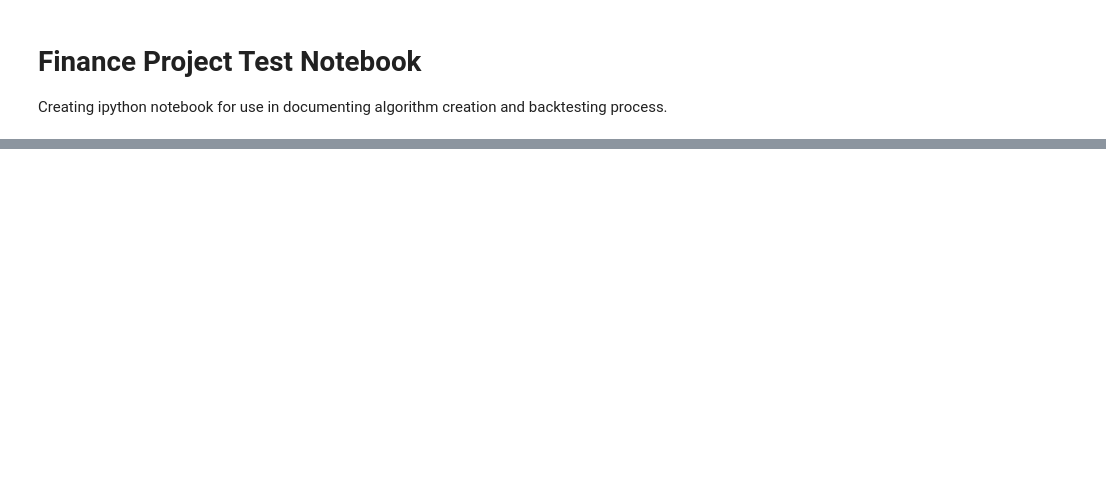
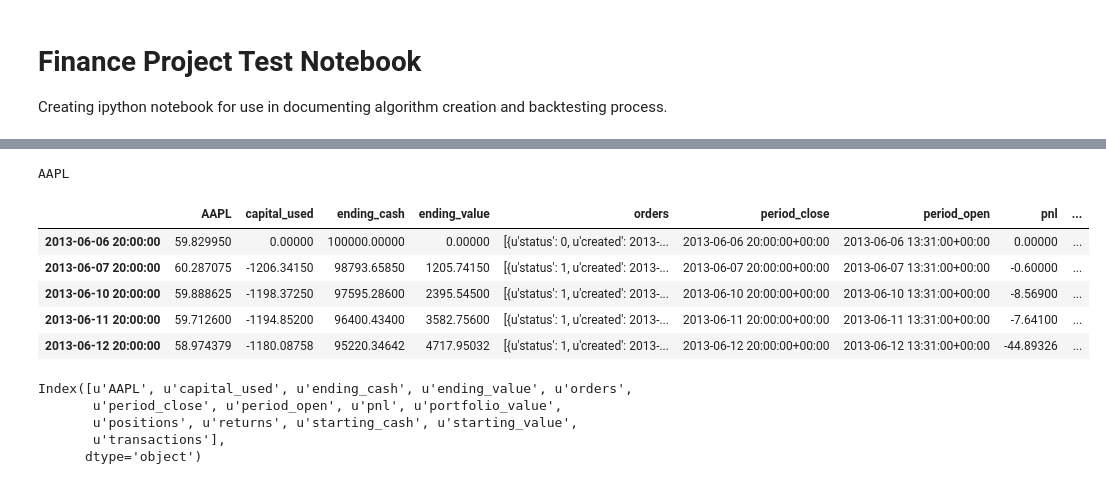
Before and after one commit to kushthaker/flask-app, a Jupyter notebook: Finance_Project.ipynb, the cells around one changed output, grey strips where cells are left out. Drawn from its saved outputs; the diff is of its cells as text; code cells hidden in the pictures; blank space fills up the shorter version.

Commit message:
basic zipline algo implementation

```diff
--- a/Finance_Project.ipynb
+++ b/Finance_Project.ipynb
@@ -27,0 +7,13 @@ df.apply(lambda x: x ** 2, axis=0)
+# %%
+#ipython command to run algorithm
+
+%%zipline --start 2010-06-06 --end 2014-06-06 --symbols AAPL -o df
+
+from zipline.api import order, record, symbol
+
+def initialize(context):
+    pass
+
+def handle_data(context, data):
+    order(symbol("AAPL"), 10)
+    record(AAPL=data[symbol("AAPL")].price)
@@ -27,0 +84,47 @@ df.apply(lambda x: x ** 2, axis=0)
+# %%
+#manual method of running alorithm
+
+import pytz
+from datetime import datetime
+
+from zipline.algorithm import TradingAlgorithm
+from zipline.utils.factory import load_bars_from_yahoo
+
+#start and end datetime objects with utc spec
+start = datetime(2013, 6, 6, 0, 0, 0, 0, pytz.utc)
+end = datetime(2014, 6, 6, 0, 0, 0, 0, pytz.utc)
+
+stock_data = load_bars_from_yahoo(stocks=["AAPL"], start=start, end=end)
+
+#define algo
+def initialize(context):
+    pass
+
+def handle_data(context, data):
+    order(symbol("AAPL"), 20)
+    record(AAPL=data[symbol("AAPL")].price)
+
+#pass in defined methods to algo obj
+algo_obj = TradingAlgorithm(initialize=initialize, handle_data=handle_data)
+
+#run algo
+aapl_df = algo_obj.run(stock_data)
+# %% [output]
+AAPL
+# %%
+aapl_df.head()
+# %% [output]
+|  | AAPL | capital_used | ending_cash | ending_value | orders | period_close | period_open | pnl | ... |
+| 2013-06-06 20:00:00 | 59.829950 | 0.00000 | 100000.00000 | 0.00000 | [{u'status': 0, u'created': 2013-... | 2013-06-06 20:00:00+00:00 | 2013-06-06 13:31:00+00:00 | 0.00000 | ... |
+| 2013-06-07 20:00:00 | 60.287075 | -1206.34150 | 98793.65850 | 1205.74150 | [{u'status': 1, u'created': 2013-... | 2013-06-07 20:00:00+00:00 | 2013-06-07 13:31:00+00:00 | -0.60000 | ... |
+| 2013-06-10 20:00:00 | 59.888625 | -1198.37250 | 97595.28600 | 2395.54500 | [{u'status': 1, u'created': 2013-... | 2013-06-10 20:00:00+00:00 | 2013-06-10 13:31:00+00:00 | -8.56900 | ... |
+| 2013-06-11 20:00:00 | 59.712600 | -1194.85200 | 96400.43400 | 3582.75600 | [{u'status': 1, u'created': 2013-... | 2013-06-11 20:00:00+00:00 | 2013-06-11 13:31:00+00:00 | -7.64100 | ... |
+| 2013-06-12 20:00:00 | 58.974379 | -1180.08758 | 95220.34642 | 4717.95032 | [{u'status': 1, u'created': 2013-... | 2013-06-12 20:00:00+00:00 | 2013-06-12 13:31:00+00:00 | -44.89326 | ... |
+# %%
+aapl_df.columns
+# %% [output]
+Index([u'AAPL', u'capital_used', u'ending_cash', u'ending_value', u'orders',
+       u'period_close', u'period_open', u'pnl', u'portfolio_value',
+       u'positions', u'returns', u'starting_cash', u'starting_value',
+       u'transactions'],
+      dtype='object')
```
Also changed, not shown: parts of 18 cells of this notebook, 1 other file.
